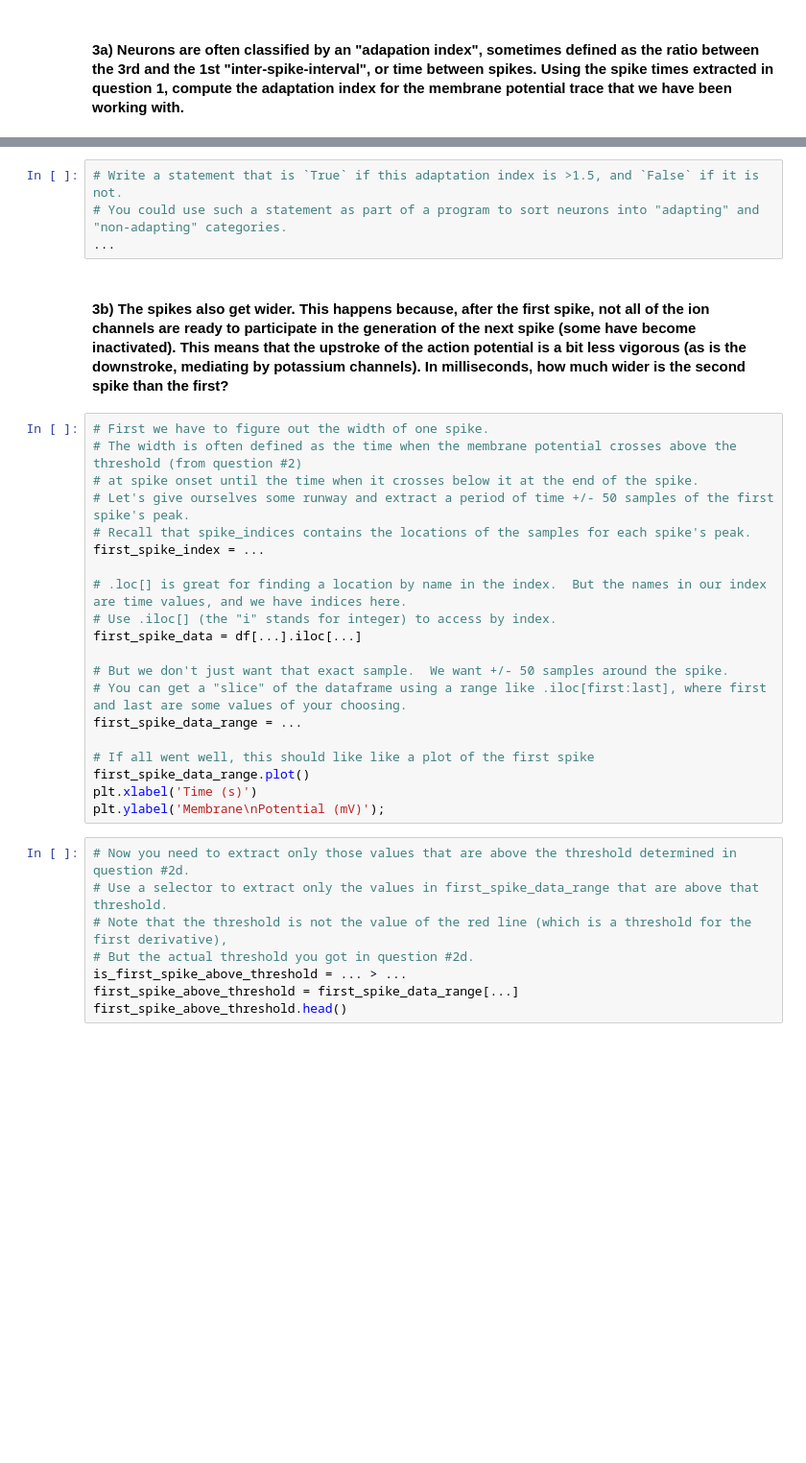
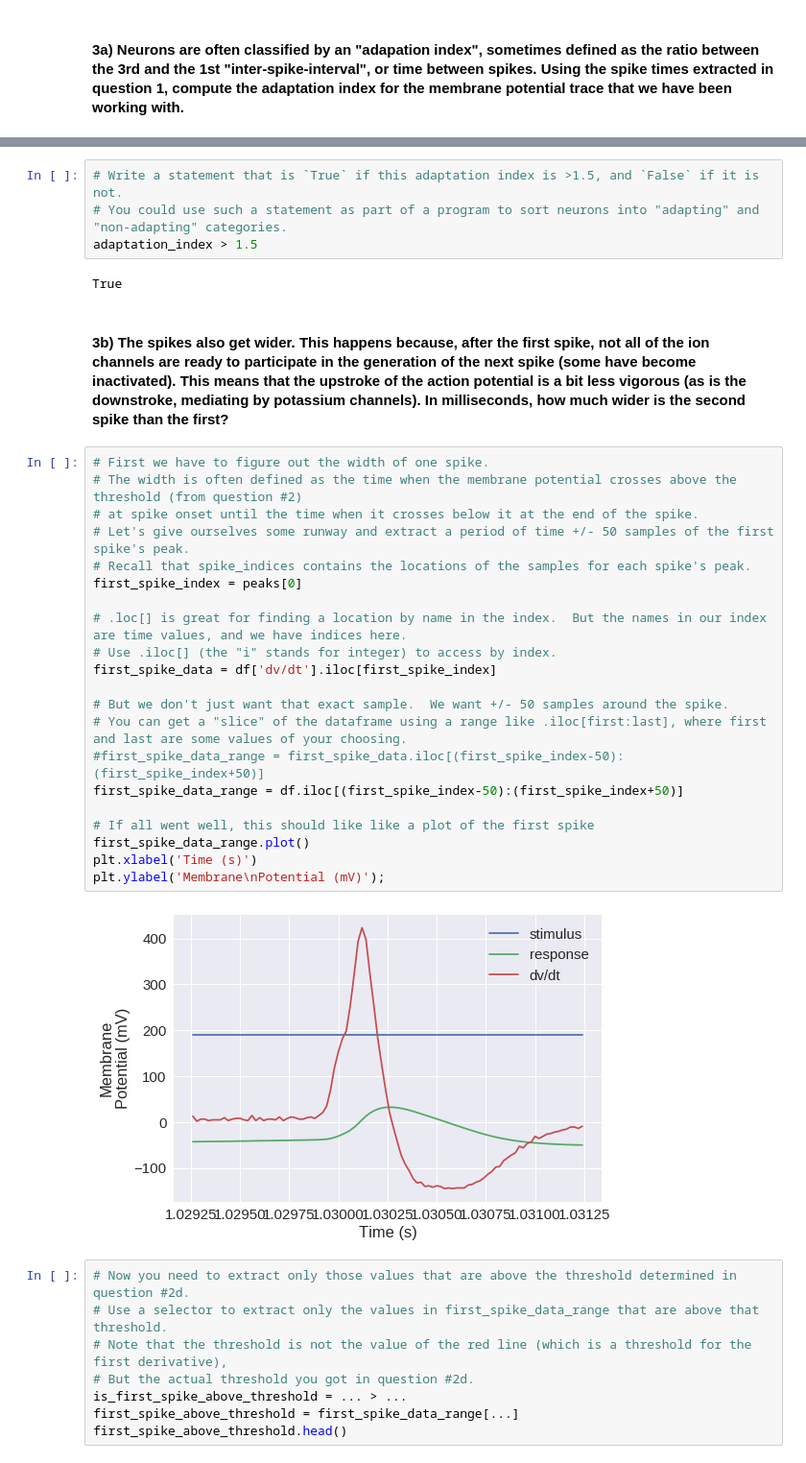
Before and after one commit to charlymccown/MAT494, a Jupyter notebook: neurons_exercises_HW3.ipynb, the cells around one changed output, grey strips where cells are left out. Shown: that part at 96% size. Saved outputs shown, nothing was run; the diff lists cells and outputs as text; blank space fills up the shorter version.

```diff
--- a/neurons_exercises_HW3.ipynb
+++ b/neurons_exercises_HW3.ipynb
@@ -262,29 +286,34 @@ print(...)
 # %%
 # Write a statement that is `True` if this adaptation index is >1.5, and `False` if it is not.
 # You could use such a statement as part of a program to sort neurons into "adapting" and "non-adapting" categories.
-...
+adaptation_index > 1.5
+# %% [output]
+True
 # %% [markdown]
 #### 3b) The spikes also get wider. This happens because, after the first spike, not all of the ion channels are ready to participate in the generation of the next spike (some have become inactivated).  This means that the upstroke of the action potential is a bit less vigorous (as is the downstroke, mediating by potassium channels). In milliseconds, how much wider is the second spike than the first?
 # %%
 # First we have to figure out the width of one spike.
 # The width is often defined as the time when the membrane potential crosses above the threshold (from question #2)
 # at spike onset until the time when it crosses below it at the end of the spike.
 # Let's give ourselves some runway and extract a period of time +/- 50 samples of the first spike's peak.
 # Recall that spike_indices contains the locations of the samples for each spike's peak.
-first_spike_index = ...
+first_spike_index = peaks[0]
 
 # .loc[] is great for finding a location by name in the index.  But the names in our index are time values, and we have indices here.
 # Use .iloc[] (the "i" stands for integer) to access by index.
-first_spike_data = df[...].iloc[...]
+first_spike_data = df['dv/dt'].iloc[first_spike_index]
 
 # But we don't just want that exact sample.  We want +/- 50 samples around the spike.
 # You can get a "slice" of the dataframe using a range like .iloc[first:last], where first and last are some values of your choosing.
-first_spike_data_range = ...
+#first_spike_data_range = first_spike_data.iloc[(first_spike_index-50):(first_spike_index+50)]
+first_spike_data_range = df.iloc[(first_spike_index-50):(first_spike_index+50)]
 
 # If all went well, this should like like a plot of the first spike
 first_spike_data_range.plot()
 plt.xlabel('Time (s)')
 plt.ylabel('Membrane\nPotential (mV)');
+# %% [output]
+[figure, added]
 # %%
 # Now you need to extract only those values that are above the threshold determined in question #2d.
 # Use a selector to extract only the values in first_spike_data_range that are above that threshold.
```
Also changed, not shown: parts of 6 cells of this notebook.
